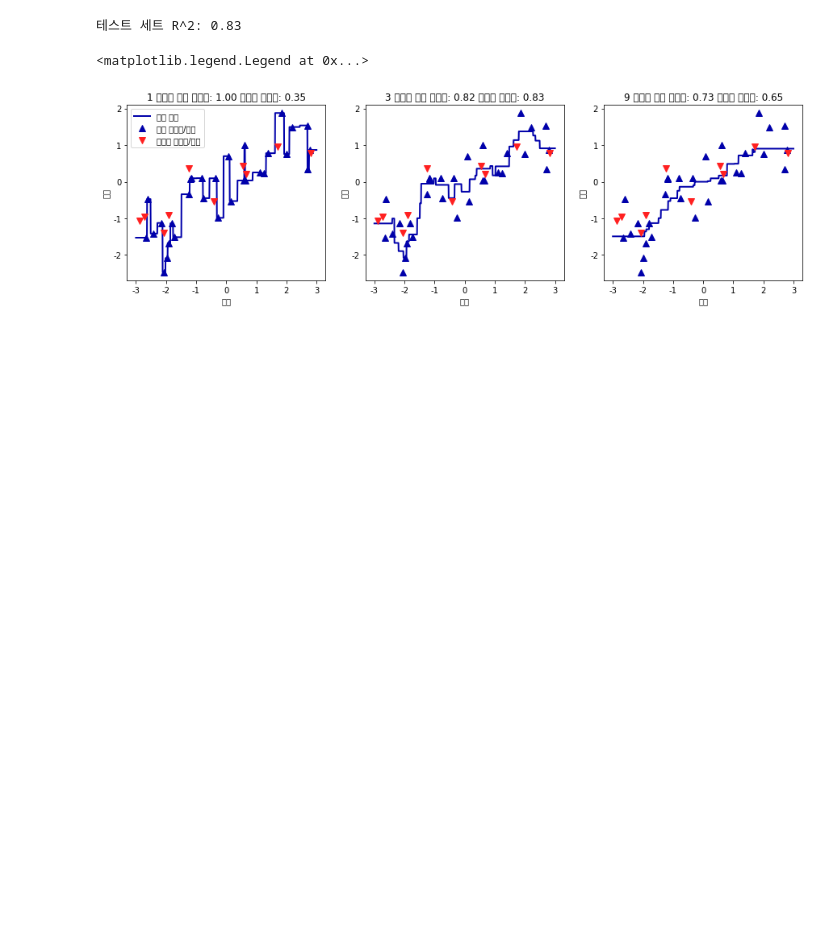
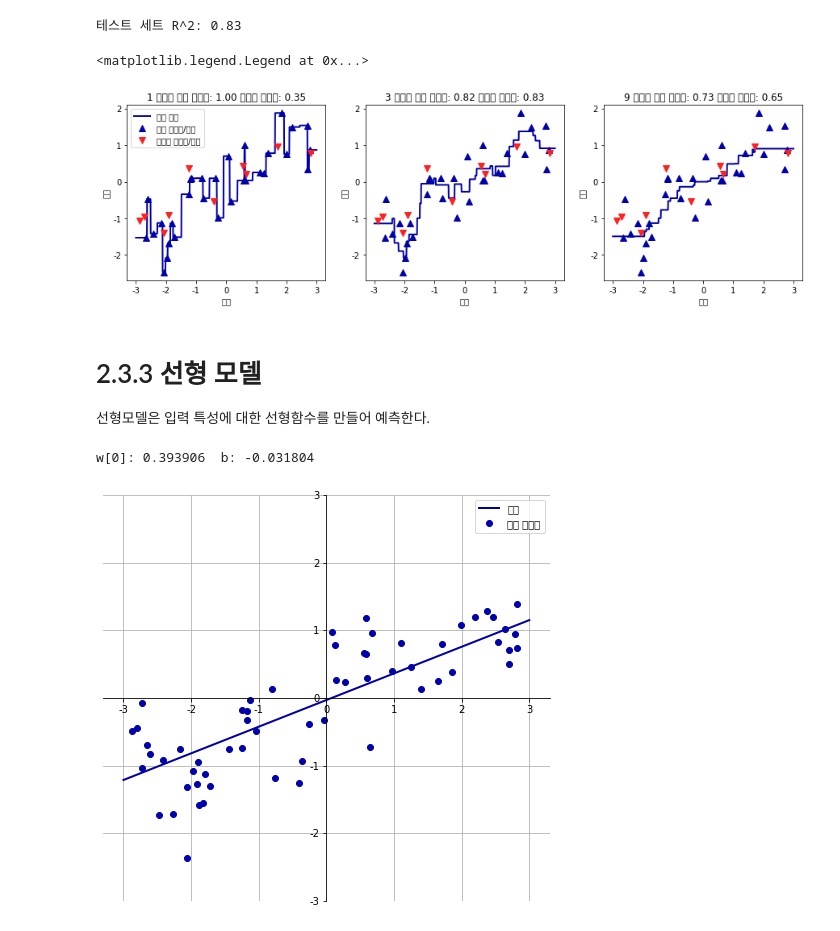
Before and after one commit to BongSeongEun/AI-Study, a Jupyter notebook: Machine_Learning_with_Python_Lib.ipynb, the cells around one changed output. Drawn from its saved outputs; the diff is of its cells as text; code cells hidden in the pictures; blank space fills up the shorter version.

```diff
--- a/Machine_Learning_with_Python_Lib.ipynb
+++ b/Machine_Learning_with_Python_Lib.ipynb
@@ -486,3 +502,11 @@ axes[0].legend(["모델 예측", "훈련 데이터/타깃", "테스트 데이터
 # %% [output]
 <matplotlib.legend.Legend at 0x...>
 [figure]
+# %% [markdown]
+# 2.3.3 선형 모델
+선형모델은 입력 특성에 대한 선형함수를 만들어 예측한다.
+# %%
+mglearn.plots.plot_linear_regression_wave()
+# %% [output]
+w[0]: 0.393906  b: -0.031804
+[figure, added]
```
Also changed, not shown: parts of 8 cells of this notebook.
